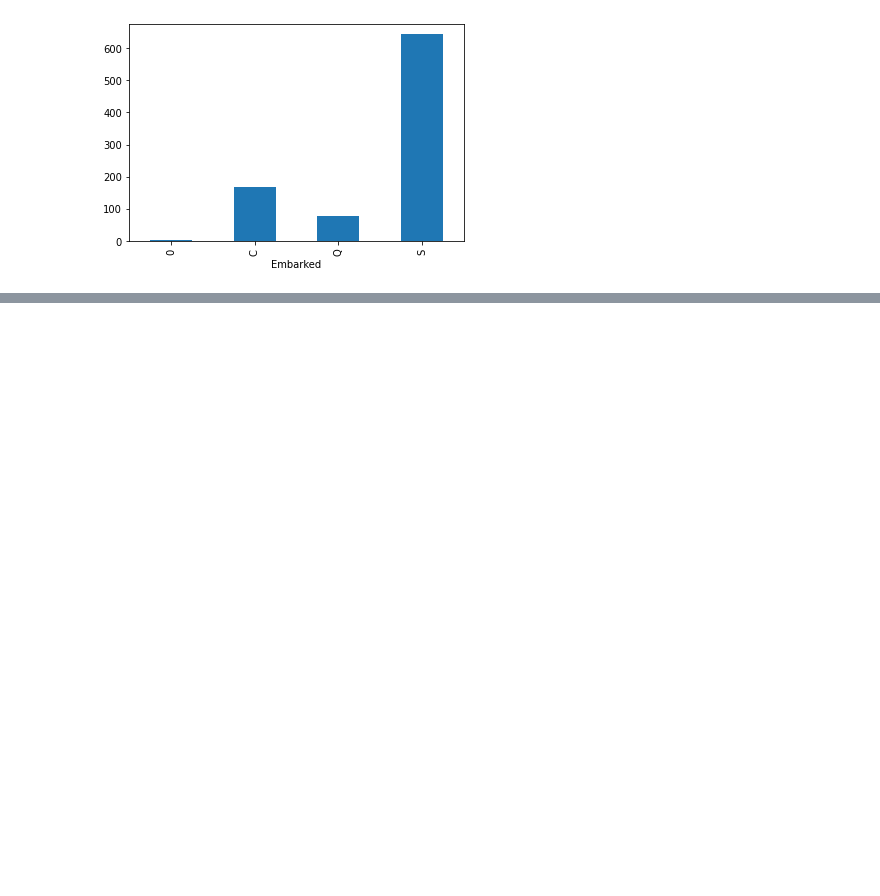
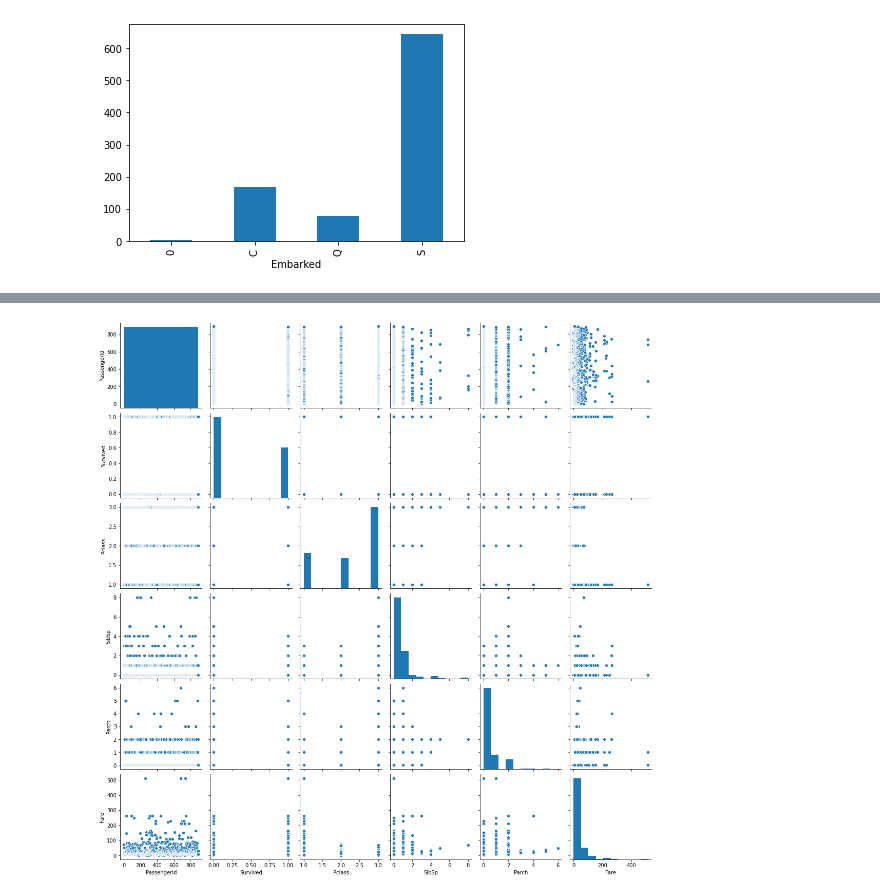
Before and after one commit to Bea2020-Mant/WWCodeDataScience, a Jupyter notebook: Titanic.ipynb, the cells around one changed output, grey strips where cells are left out. Drawn from its saved outputs; the diff is of its cells as text; code cells hidden in the pictures; blank space fills up the shorter version.

```diff
--- a/Titanic.ipynb
+++ b/Titanic.ipynb
@@ -139,0 +183,5 @@ test.shape
+# %%
+sns.pairplot(df)
+plt.show()
+# %% [output]
+[figure, added]
```
Also changed, not shown: parts of 22 cells of this notebook.
